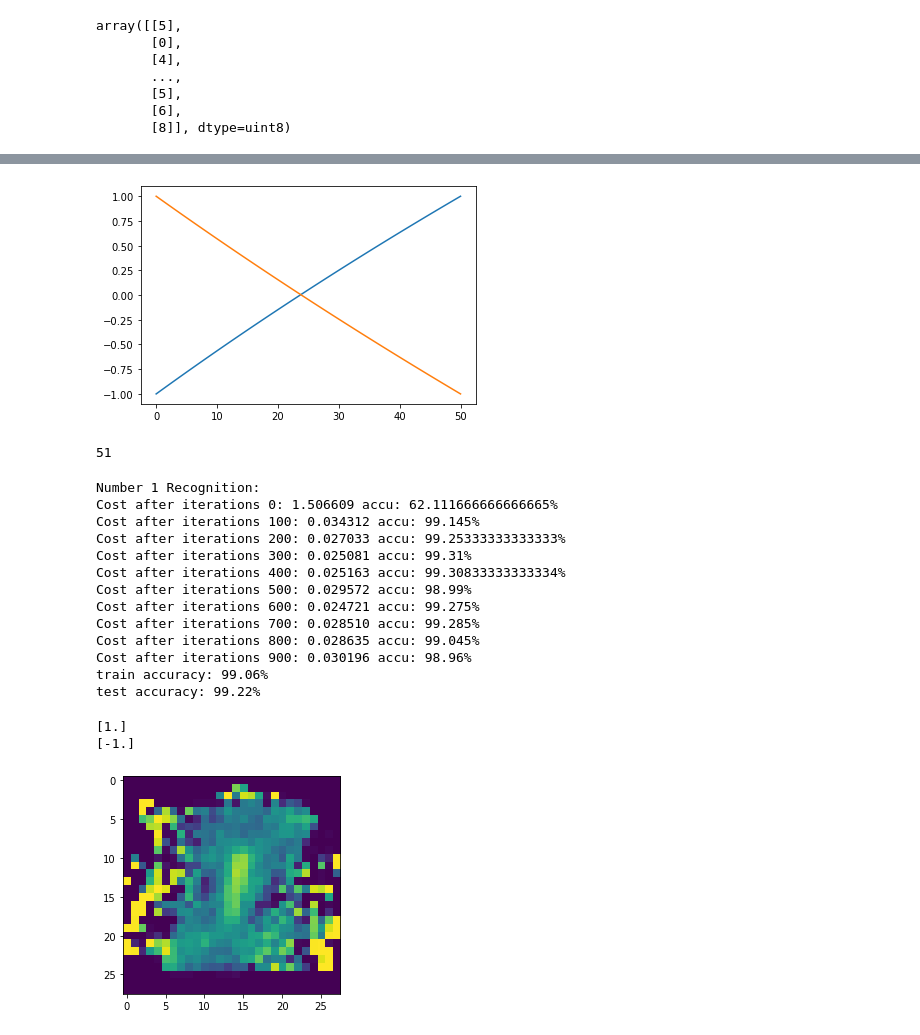
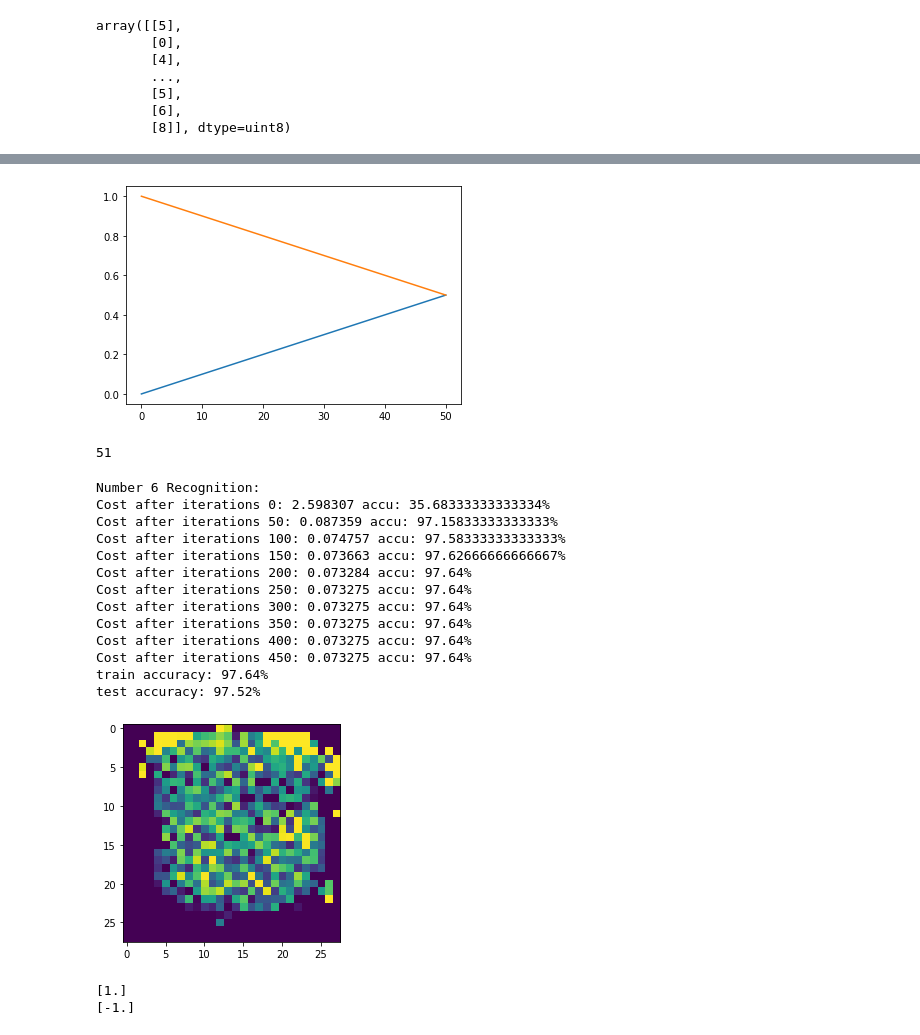
Before and after one commit to ShinATK/JupyterNotebook, a Jupyter notebook: myDeepLearning/COURSE1 Neural Networks and Deep Learning/Week 2/NumberRecognition/数字识别-二值回归.ipynb, the cells around one changed output, grey strips where cells are left out. Drawn from its saved outputs; the diff is of its cells as text; code cells hidden in the pictures.

```diff
--- a/myDeepLearning/COURSE1 Neural Networks and Deep Learning/Week 2/NumberRecognition/数字识别-二值回归.ipynb
+++ b/myDeepLearning/COURSE1 Neural Networks and Deep Learning/Week 2/NumberRecognition/数字识别-二值回归.ipynb
@@ -104,9 +104,18 @@ test lab shape: (1, 10000)
 # %%
+# wmax和wmin需要根据使用的电导数据来设定
+# parameters = {
+#     'a+': 0.03, 'b+': 2.64,
+#     'a-': 0.03, 'b-': 2.54,
+#     'w+max': 1, 'w+min': 0,
+#     'w-max': 1, 'w-min': 0,
+# }
+
 parameters = {
-    'a+': 0.02, 'b+': 0.24,
-    'a-': 0.02, 'b-': 0.20,
+    'a+': 0.01, 'b+': 0,
+    'a-': 0.01, 'b-': 0,
     'wmax': 1, 'wmin': 0
 }
+
 weight_plus_list = [parameters['wmin']]
 weight_minus_list = [parameters['wmax']]
 
@@ -131,36 +140,39 @@ def equation():
         else:
             continue
 
     # return weight_plus_list, weight_minus_list
 
     # wpl = [0.3*(each - weight_plus_list[0]) / (weight_plus_list[-1]-weight_plus_list[0])-0.2 for each in weight_plus_list]
     # wml = [0.3*(each - weight_minus_list[-1]) / (weight_minus_list[0]-weight_minus_list[-1])-0.2 for each in weight_minus_list]
 
-    wpl = [2*(each - weight_plus_list[0]) / (weight_plus_list[-1]-weight_plus_list[0]) -1 for each in weight_plus_list]
-    wml = [2*(each - weight_minus_list[-1]) / (weight_minus_list[0]-weight_minus_list[-1]) -1 for each in weight_minus_list]
+    # wpl = [2*(each - weight_plus_list[0]) / (weight_plus_list[-1]-weight_plus_list[0]) -1 for each in weight_plus_list]
+    # wml = [2*(each - weight_minus_list[-1]) / (weight_minus_list[0]-weight_minus_list[-1]) -1 for each in weight_minus_list]
+
+    wpl = [(each - weight_plus_list[0]) / (weight_plus_list[-1]-weight_plus_list[0]) for each in weight_plus_list]
+    wml = [(each - weight_minus_list[-1]) / (weight_minus_list[0]-weight_minus_list[-1]) for each in weight_minus_list]
 
     return np.array(wpl), np.array(wml)
 GP, GD = equation()
 # print(GP)
 # print(GD)
 
 # GP_tmp = np.loadtxt("ryx-GP.txt")
 # GD_tmp = np.loadtxt("ryx-GD.txt")
 
 # GP = [0.3*(each-min(GP_tmp))/(max(GP_tmp)-min(GP_tmp))-0.2 for each in GP_tmp]
 # GD = [0.3*(each-min(GD_tmp))/(max(GD_tmp)-min(GD_tmp))-0.2 for each in GD_tmp]
 
 # GP = [(each-min(GP_tmp))/(max(GP_tmp)-min(GP_tmp)) for each in GP_tmp]
 # GD = [(each-min(GD_tmp))/(max(GD_tmp)-min(GD_tmp)) for each in GD_tmp]
 
 plt.plot(GP)
 plt.plot(GD)
 plt.show()
 # np.savetxt(f"GP {parameters['b+']}.txt", GP)
 # np.savetxt(f"GD {parameters['b-']}.txt", GD)
 len(GP)
 # %% [output]
-[figure, old version]
+[figure, new version]
 51
 # %%
 def findGP_num(data, find_array=GP):
@@ -337,36 +350,35 @@ def model(X_train, Y_train, X_test, Y_test, num_iterations, learning_rate, print
 # %%
 # start = time.time()
 print(f"Number {reg_num} Recognition:")
-d = model(train_X, train_Y, test_X, test_Y, num_iterations=1000, learning_rate=1, print_cost=True)
+# for i in range(10):
+#     print(i)
+#     d = model(train_X, train_Y, test_X, test_Y, seed=i, num_iterations=1, learning_rate=0.01, print_cost=True)
+d = model(train_X, train_Y, test_X, test_Y, seed=6, num_iterations=500, learning_rate=1, print_cost=True)
 # stop = time.time()
 # print(f"{stop-start}s")
+# name = 'ryx'
 # %% [output]
-Number 1 Recognition:
-Cost after iterations 0: 1.506609 accu: 62.111666666666665%
-Cost after iterations 100: 0.034312 accu: 99.145%
-Cost after iterations 200: 0.027033 accu: 99.25333333333333%
-Cost after iterations 300: 0.025081 accu: 99.31%
-Cost after iterations 400: 0.025163 accu: 99.30833333333334%
-Cost after iterations 500: 0.029572 accu: 98.99%
-Cost after iterations 600: 0.024721 accu: 99.275%
-Cost after iterations 700: 0.028510 accu: 99.285%
-Cost after iterations 800: 0.028635 accu: 99.045%
-Cost after iterations 900: 0.030196 accu: 98.96%
-train accuracy: 99.06%
-test accuracy: 99.22%
+Number 6 Recognition:
+Cost after iterations 0: 2.598307 accu: 35.68333333333334%
+Cost after iterations 50: 0.087359 accu: 97.15833333333333%
+Cost after iterations 100: 0.074757 accu: 97.58333333333333%
+Cost after iterations 150: 0.073663 accu: 97.62666666666667%
+Cost after iterations 200: 0.073284 accu: 97.64%
+Cost after iterations 250: 0.073275 accu: 97.64%
+Cost after iterations 300: 0.073275 accu: 97.64%
+Cost after iterations 350: 0.073275 accu: 97.64%
+Cost after iterations 400: 0.073275 accu: 97.64%
+Cost after iterations 450: 0.073275 accu: 97.64%
+train accuracy: 97.64%
+test accuracy: 97.52%
 # %%
 w = d["w"].copy()
 plt.imshow(w.reshape((28,28)))
-# plt.pause(0.1)
-# np.save(f"w{reg_num}_wx.npy", w)
-# np.savetxt(f"w{reg_num}_wx.txt", w.reshape((28,28)))
-# np.save(f"w{reg_num} {parameters['b+']}.npy", w)
-
-# w.reshape((28,28))
-# len(np.where(w>0)[0])
+plt.pause(0.1)
+# np.save(f"w{reg_num}_{name}.npy", w.reshape((28,28)))
 print(max(w))
 print(min(w))
 # %% [output]
+[figure, new version]
 [1.]
 [-1.]
-[figure, old version]
```
Also changed, not shown: parts of 7 cells of this notebook, 25 other files.
